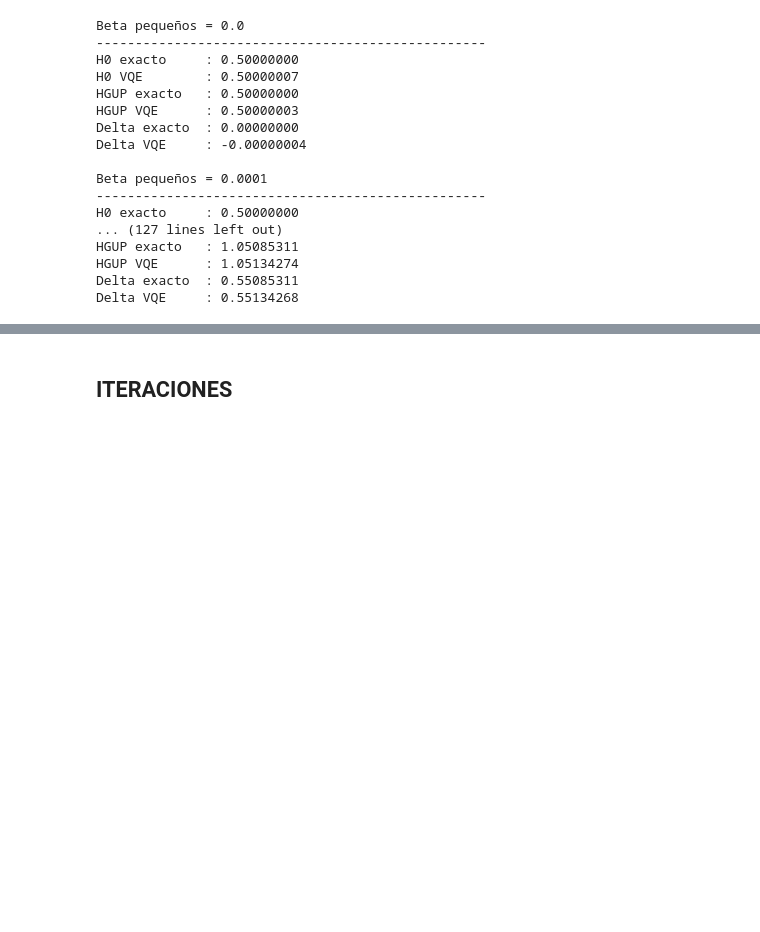
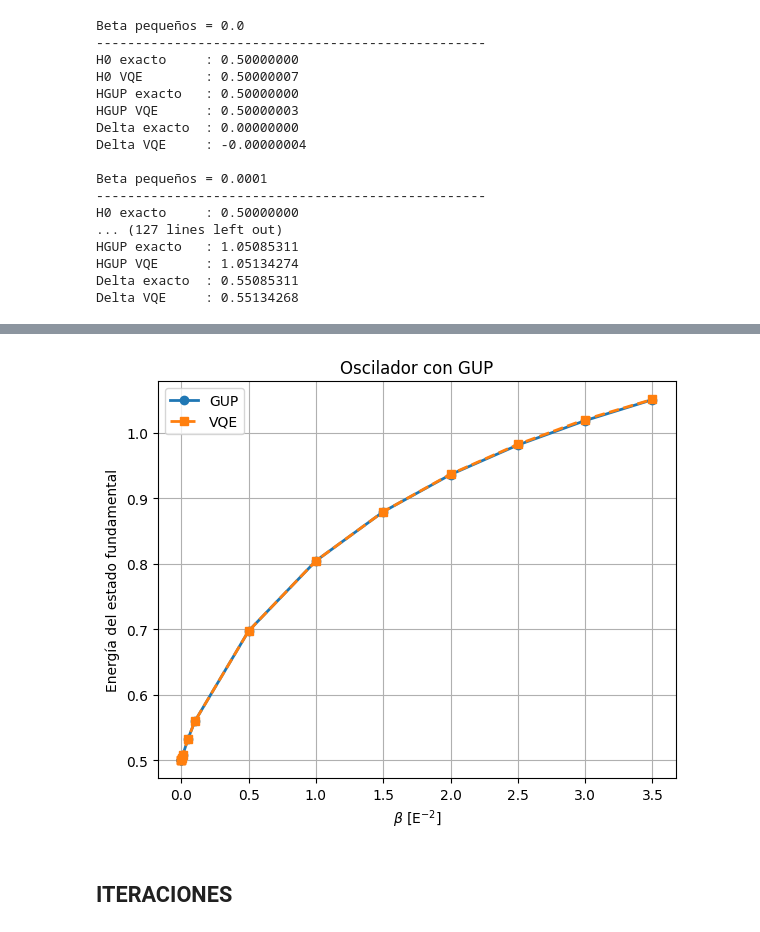
Before and after one commit to Angela0712/TFG, a Jupyter notebook: notebooks/TFG_Ángela_Cuenca_Agulló.ipynb, the cells around one changed output, grey strips where cells are left out. Cells and saved outputs as stored; diff of their text form; code cells hidden in the pictures; blank space fills up the shorter version.

```diff
--- a/notebooks/TFG_Ángela_Cuenca_Agulló.ipynb
+++ b/notebooks/TFG_Ángela_Cuenca_Agulló.ipynb
@@ -861,3 +875,29 @@ plt.show()
+# %%
+# ============================================
+# GRÁFICA 2: Oscilador con GUP
+# ============================================
+
+fig, ax = plt.subplots(figsize=(6,5))
+
+betas_gup = np.concatenate((betas_p, betas_g[1:]))
+
+EG_exact_all = np.concatenate((EG_exact_p, EG_exact_g[1:]))
+EG_vqe_all   = np.concatenate((EG_vqe_p, EG_vqe_g[1:]))
+
+ax.plot(betas_gup, EG_exact_all, 'o-', linewidth=2, label='GUP')
+ax.plot(betas_gup, EG_vqe_all, 's--', linewidth=2, label='VQE')
+
+ax.set_xlabel(r'$\beta$ [E$^{-2}$]')
+ax.set_ylabel('Energía del estado fundamental')
+ax.set_title('Oscilador con GUP')
+
+ax.grid(True)
+ax.legend()
+
+plt.tight_layout()
+plt.show()
+# %% [output]
+[figure, added]
 # %%
 # HO
 rel_err_H0_p = np.abs(np.array(E0_vqe_p) - np.array(E0_exact_p)) / np.abs(E0_exact_p)
```
Also changed, not shown: parts of 13 cells of this notebook, 7 other files.
